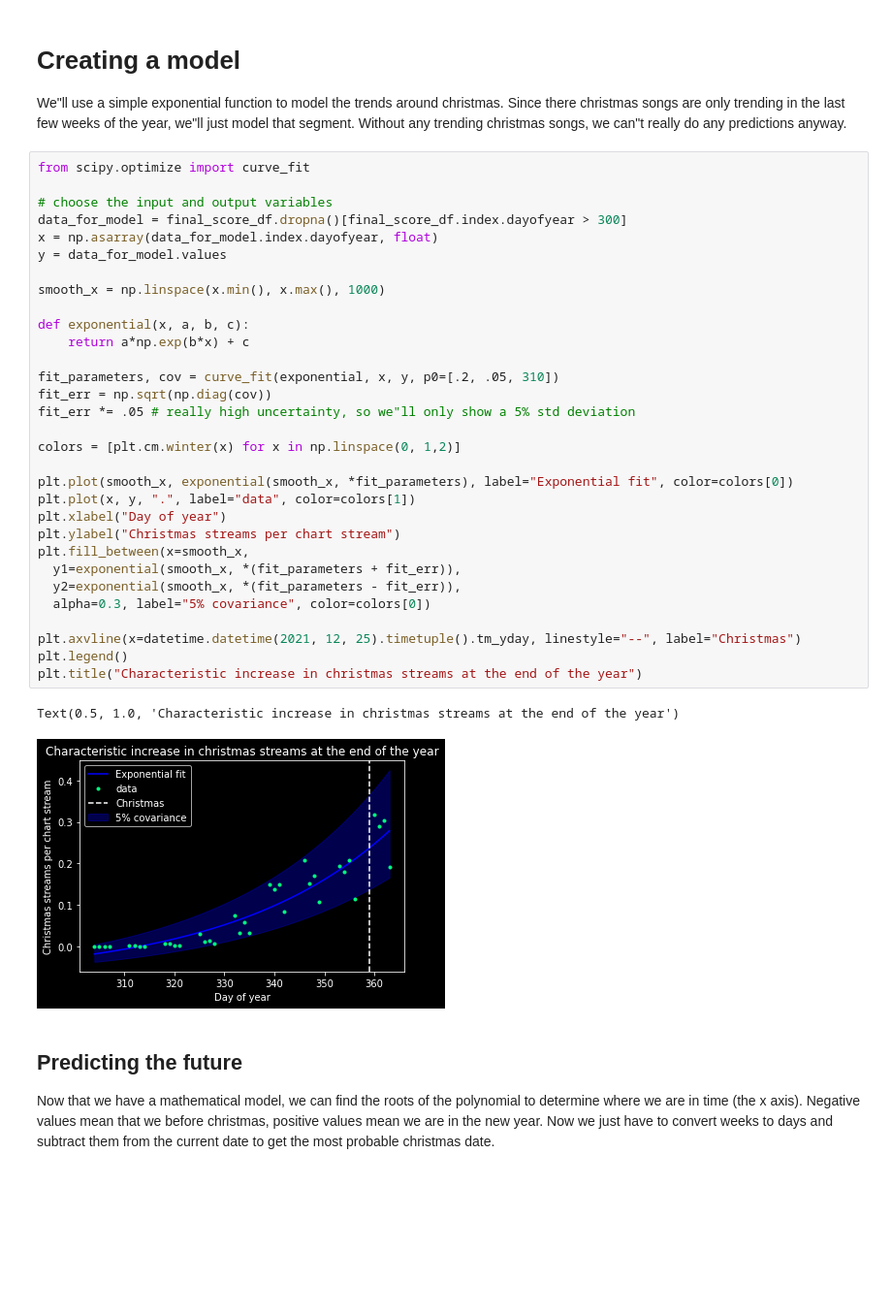
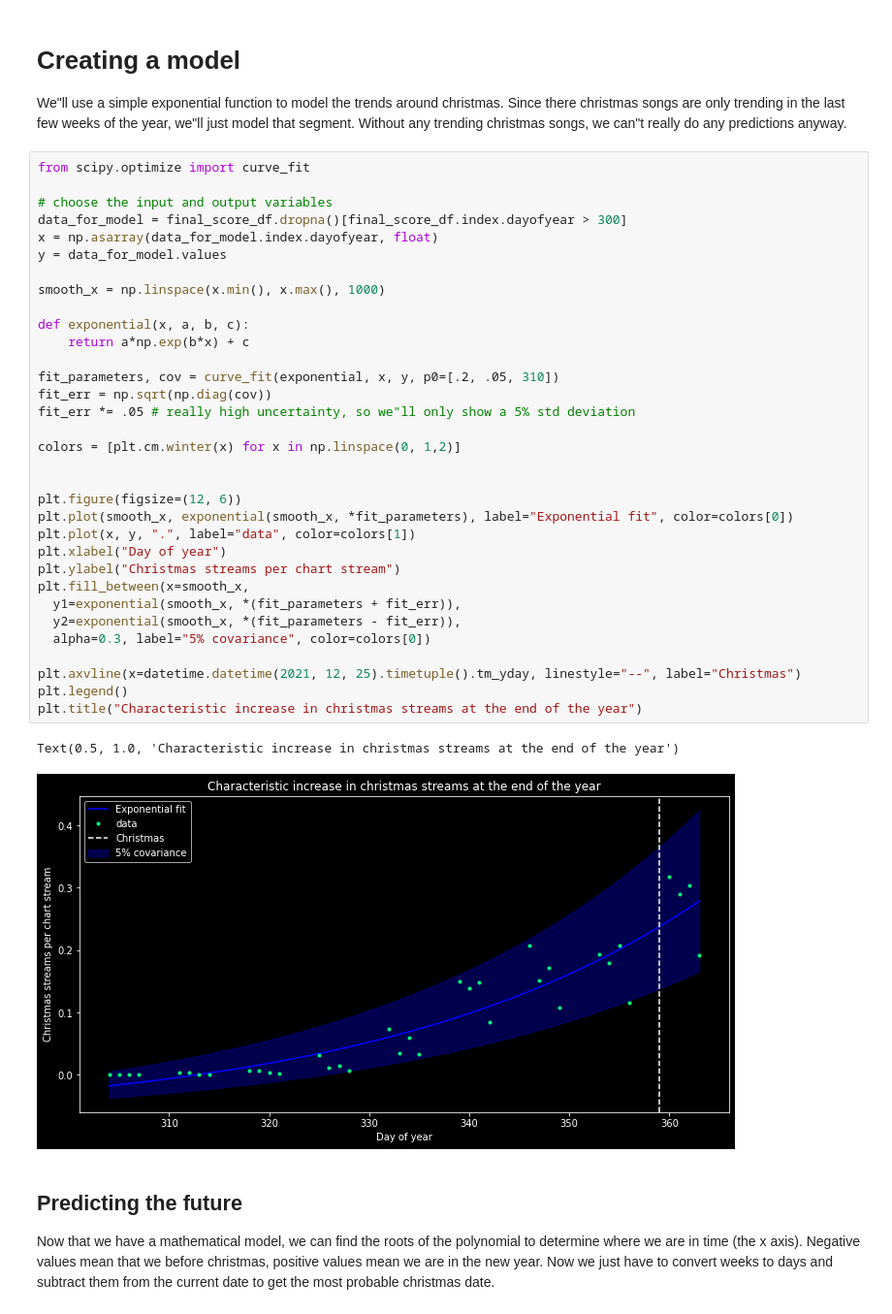
Before and after one commit to missing-user/christmasPredictor, a Jupyter notebook: index.ipynb, the cells around one changed output. Shown at 97% size. Drawn from its saved outputs; the diff is of its cells as text; blank space fills up the shorter version.

Commit message:
increased figsize for readability

```diff
--- a/index.ipynb
+++ b/index.ipynb
@@ -175,34 +177,36 @@ from scipy.optimize import curve_fit
 # choose the input and output variables
 data_for_model = final_score_df.dropna()[final_score_df.index.dayofyear > 300]
 x = np.asarray(data_for_model.index.dayofyear, float)
 y = data_for_model.values
 
 smooth_x = np.linspace(x.min(), x.max(), 1000)
 
 def exponential(x, a, b, c):
     return a*np.exp(b*x) + c
 
 fit_parameters, cov = curve_fit(exponential, x, y, p0=[.2, .05, 310])
 fit_err = np.sqrt(np.diag(cov))
 fit_err *= .05 # really high uncertainty, so we"ll only show a 5% std deviation
 
 colors = [plt.cm.winter(x) for x in np.linspace(0, 1,2)]
 
+
+plt.figure(figsize=(12, 6))
 plt.plot(smooth_x, exponential(smooth_x, *fit_parameters), label="Exponential fit", color=colors[0])
 plt.plot(x, y, ".", label="data", color=colors[1])
 plt.xlabel("Day of year")
 plt.ylabel("Christmas streams per chart stream")
 plt.fill_between(x=smooth_x,
   y1=exponential(smooth_x, *(fit_parameters + fit_err)),
   y2=exponential(smooth_x, *(fit_parameters - fit_err)),
   alpha=0.3, label="5% covariance", color=colors[0])
 
 plt.axvline(x=datetime.datetime(2021, 12, 25).timetuple().tm_yday, linestyle="--", label="Christmas")
 plt.legend()
 plt.title("Characteristic increase in christmas streams at the end of the year")
 # %% [output]
 Text(0.5, 1.0, 'Characteristic increase in christmas streams at the end of the year')
-[figure, old version]
+[figure, new version]
 # %% [markdown]
 ## Predicting the future
 
```
Also changed, not shown: parts of 1 cell of this notebook.
